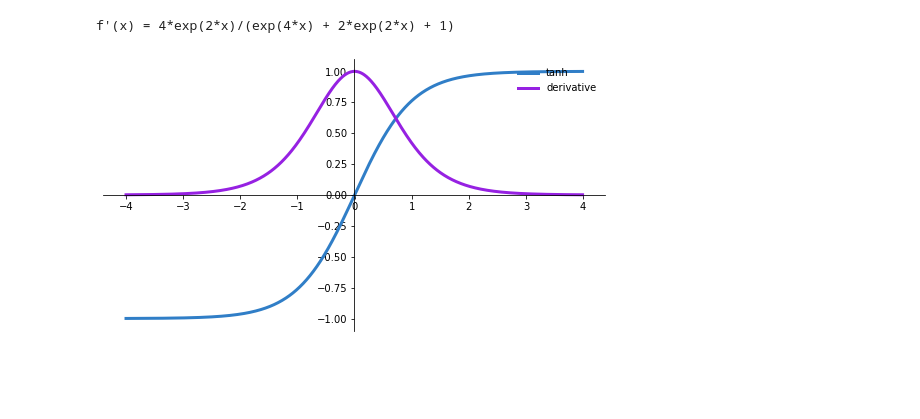
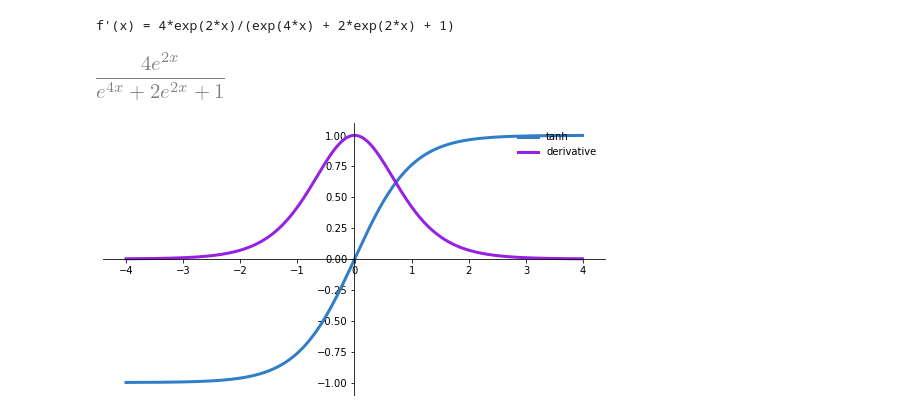
Before and after one commit to NicolasGomez97/Cientifico-Datos-ISPC, a Jupyter notebook: Analisis Matematico/12vaSemana/12vaSemana Analisis Matematico 030321.ipynb, the cells around one changed output. Drawn from its saved outputs; the diff is of its cells as text; code cells hidden in the pictures; blank space fills up the shorter version.

```diff
--- a/Analisis Matematico/12vaSemana/12vaSemana Analisis Matematico 030321.ipynb
+++ b/Analisis Matematico/12vaSemana/12vaSemana Analisis Matematico 030321.ipynb
@@ -105,6 +105,12 @@ dfdx = f.diff(x) # <- yes, taking derivatives is this easy!
 print("f'(x) = " +  str(simplify(dfdx)))
 # %% [output]
 f'(x) = 4*exp(2*x)/(exp(4*x) + 2*exp(2*x) + 1)
+# %%
+import sympy as sp
+t=4*exp(2*x)/(exp(4*x)+2*exp(2*x)+1)
+t
+# %% [output]
+[figure, added]
 # %%
 import matplotlib.pyplot as plt
 import numpy as np
```
